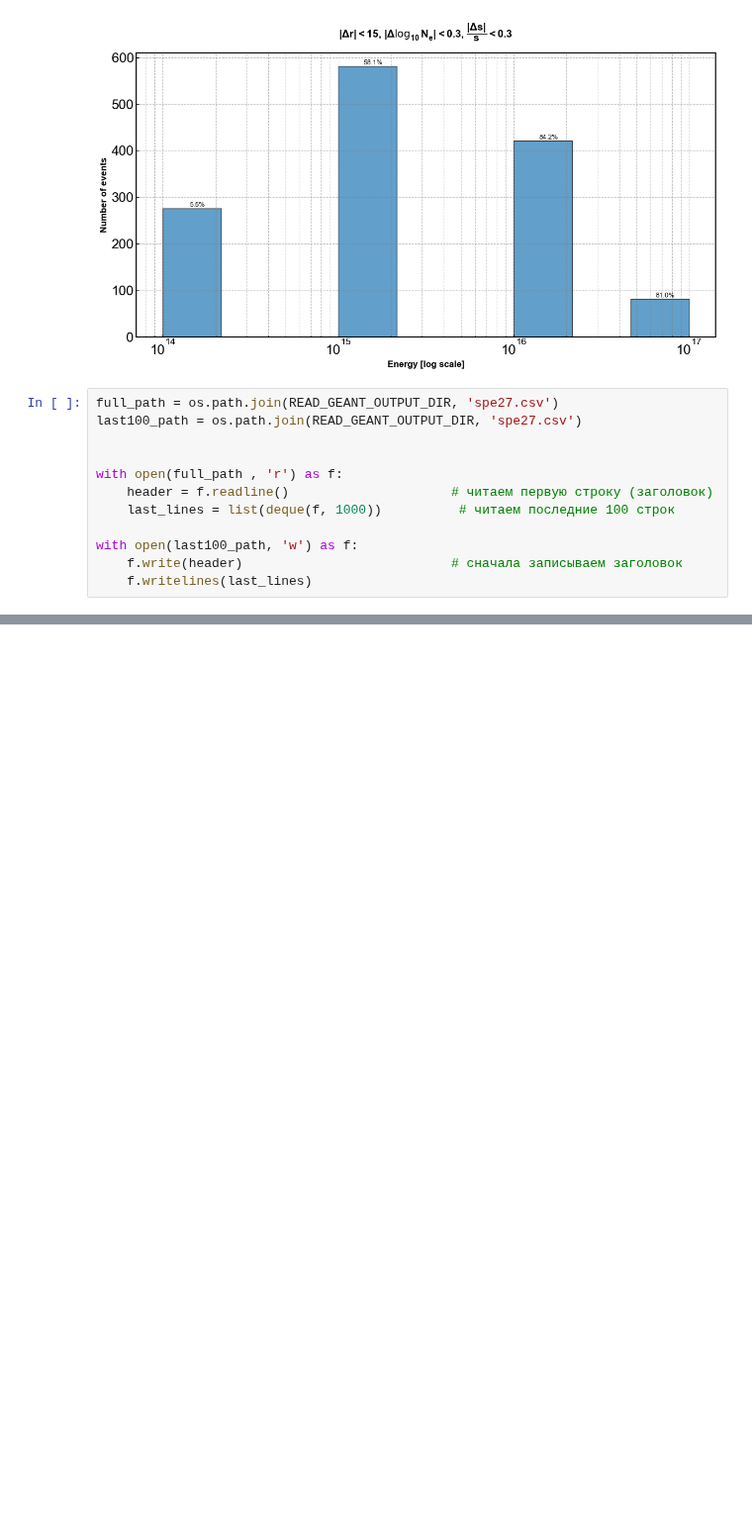
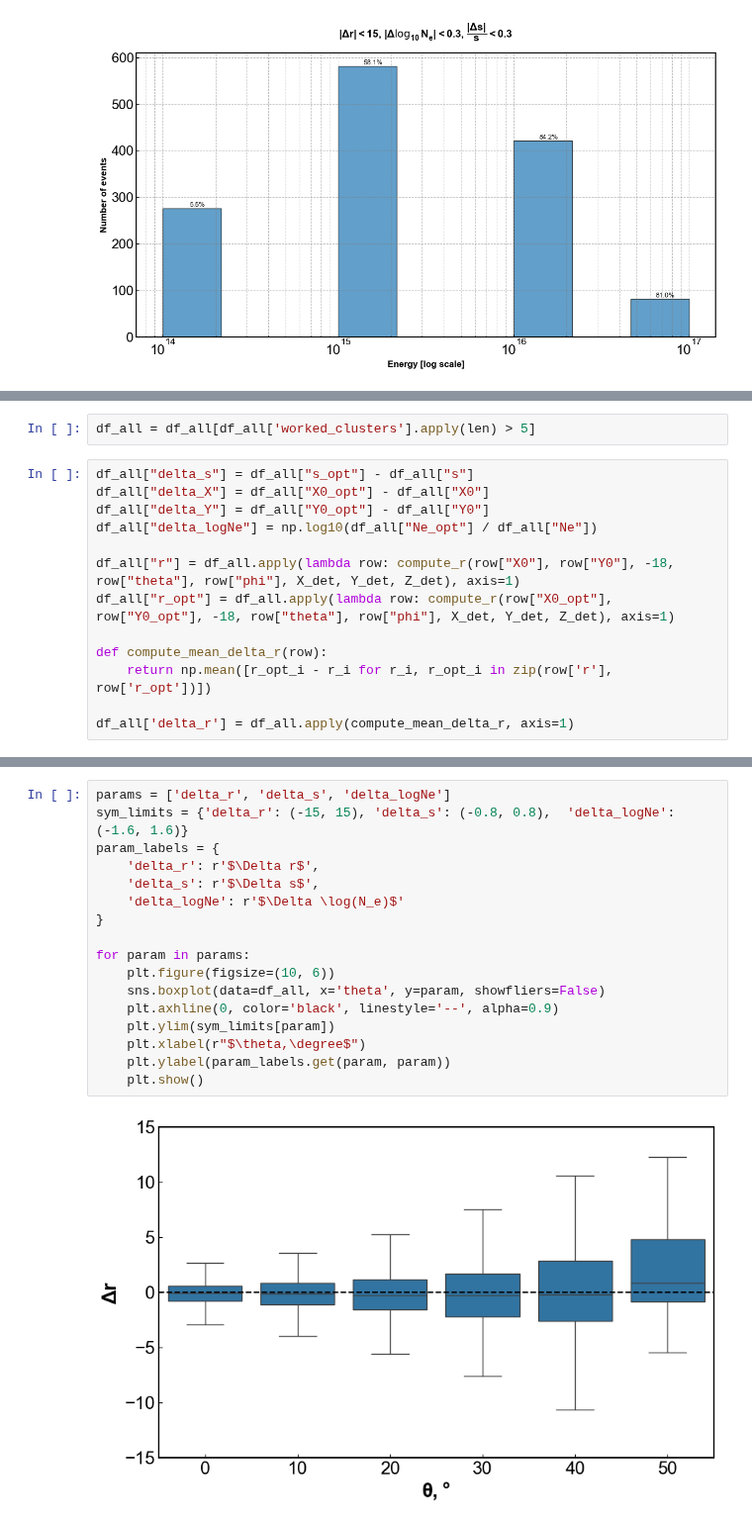
Before and after one commit to matalhim/sdf, a Jupyter notebook: modeling_parameters/reconstruction/notebooks/result_visualization.ipynb, the cells around one changed output, grey strips where cells are left out. Shown at 99% size. Cells and saved outputs as stored; diff of their text form; blank space fills up the shorter version.

```diff
--- a/modeling_parameters/reconstruction/notebooks/result_visualization.ipynb
+++ b/modeling_parameters/reconstruction/notebooks/result_visualization.ipynb
@@ -365,15 +372,3 @@ plt.tight_layout()
 plt.show()
 # %% [output]
 [figure]
-# %%
-full_path = os.path.join(READ_GEANT_OUTPUT_DIR, 'spe27.csv')
-last100_path = os.path.join(READ_GEANT_OUTPUT_DIR, 'spe27.csv')
-
-
-with open(full_path , 'r') as f:
-    header = f.readline()                     # читаем первую строку (заголовок)
-    last_lines = list(deque(f, 1000))          # читаем последние 100 строк
-
-with open(last100_path, 'w') as f:
-    f.write(header)                           # сначала записываем заголовок
-    f.writelines(last_lines)
@@ -379,0 +408,15 @@ with open(last100_path, 'w') as f:
+# %%
+df_all = df_all[df_all['worked_clusters'].apply(len) > 5]
+# %%
+df_all["delta_s"] = df_all["s_opt"] - df_all["s"]
+df_all["delta_X"] = df_all["X0_opt"] - df_all["X0"]
+df_all["delta_Y"] = df_all["Y0_opt"] - df_all["Y0"]
+df_all["delta_logNe"] = np.log10(df_all["Ne_opt"] / df_all["Ne"])
+
+df_all["r"] = df_all.apply(lambda row: compute_r(row["X0"], row["Y0"], -18, row["theta"], row["phi"], X_det, Y_det, Z_det), axis=1)
+df_all["r_opt"] = df_all.apply(lambda row: compute_r(row["X0_opt"], row["Y0_opt"], -18, row["theta"], row["phi"], X_det, Y_det, Z_det), axis=1)
+
+def compute_mean_delta_r(row):
+    return np.mean([r_opt_i - r_i for r_i, r_opt_i in zip(row['r'], row['r_opt'])])
+
+df_all['delta_r'] = df_all.apply(compute_mean_delta_r, axis=1)
@@ -379,0 +427,19 @@ with open(last100_path, 'w') as f:
+# %%
+params = ['delta_r', 'delta_s', 'delta_logNe']
+sym_limits = {'delta_r': (-15, 15), 'delta_s': (-0.8, 0.8),  'delta_logNe': (-1.6, 1.6)}
+param_labels = {
+    'delta_r': r'$\Delta r$',
+    'delta_s': r'$\Delta s$',
+    'delta_logNe': r'$\Delta \log(N_e)$'
+}
+
+for param in params:
+    plt.figure(figsize=(10, 6))
+    sns.boxplot(data=df_all, x='theta', y=param, showfliers=False)
+    plt.axhline(0, color='black', linestyle='--', alpha=0.9)
+    plt.ylim(sym_limits[param])
+    plt.xlabel(r"$\theta,\degree$")
+    plt.ylabel(param_labels.get(param, param))
+    plt.show()
+# %% [output]
+[figure, added]
```
Also changed, not shown: parts of 10 cells of this notebook, 10 other files.
